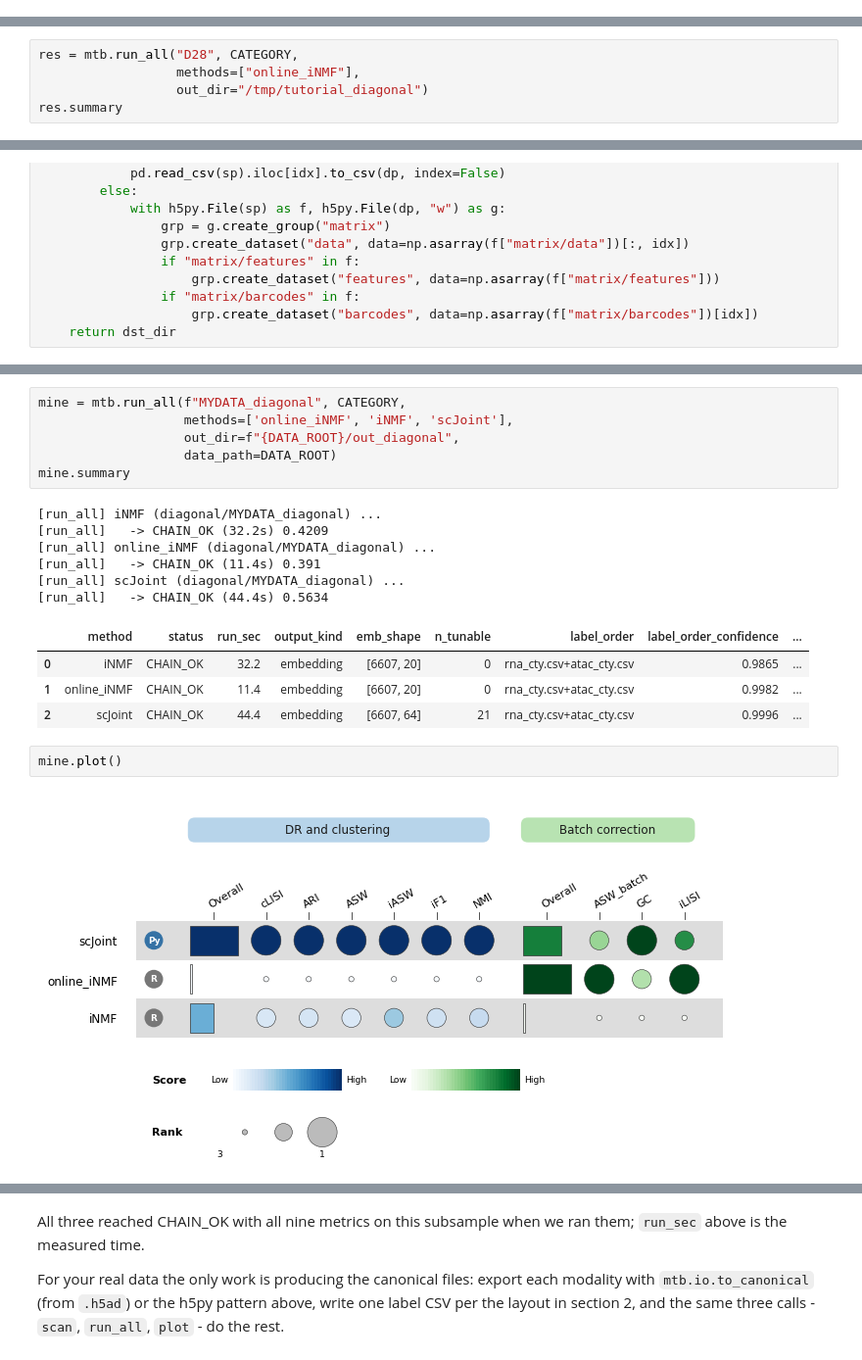
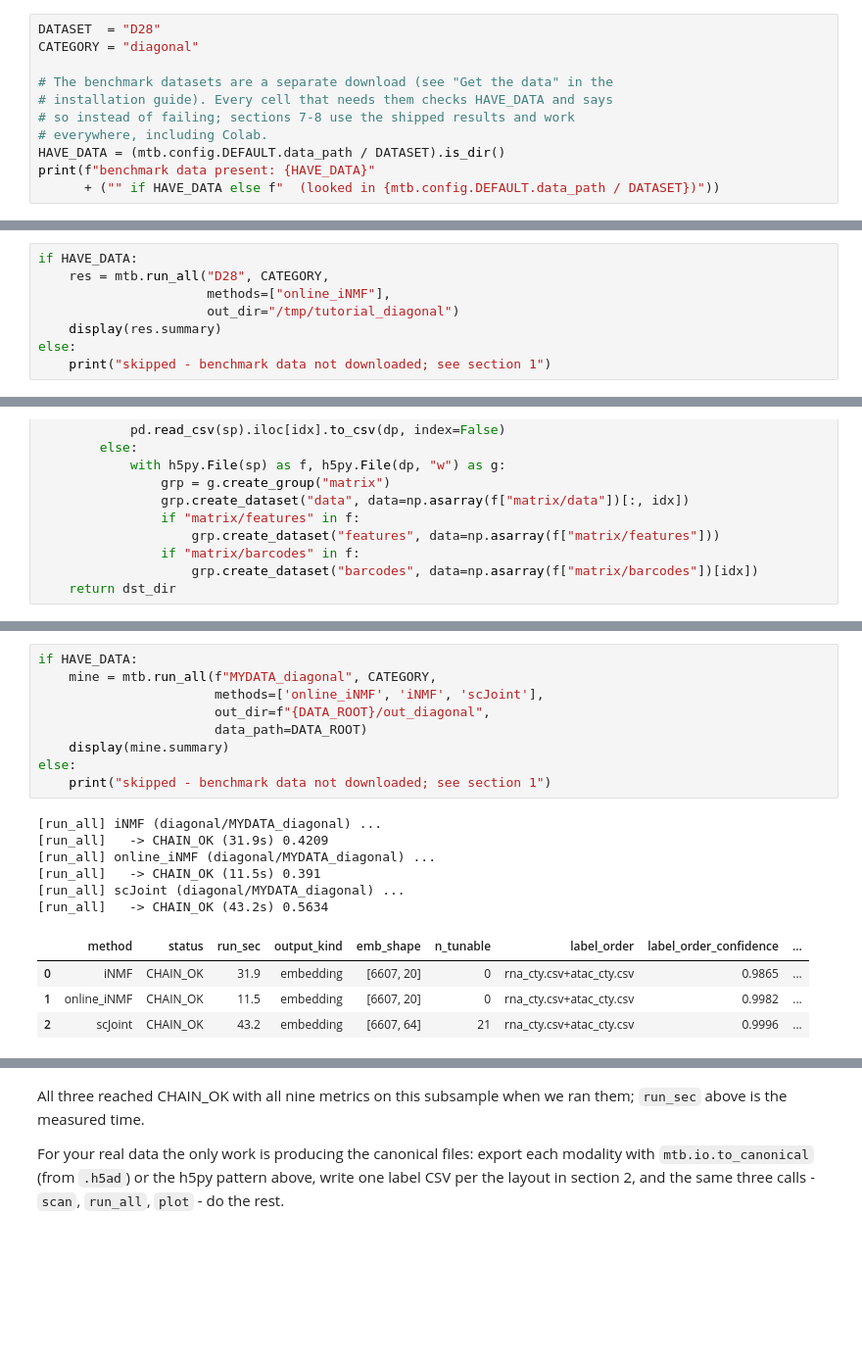
Before and after one commit to DSichang/scMultiBench, a Jupyter notebook: tutorials/diagonal/diagonal.ipynb, the cells around one changed output, grey strips where cells are left out. Shown at 98% size. Drawn from its saved outputs; the diff is of its cells as text; blank space fills up the shorter version.

```diff
--- a/tutorials/diagonal/diagonal.ipynb
+++ b/tutorials/diagonal/diagonal.ipynb
@@ -100,0 +100,11 @@ CATEGORY = "diagonal"
+# %%
+DATASET  = "D28"
+CATEGORY = "diagonal"
+
+# The benchmark datasets are a separate download (see "Get the data" in the
+# installation guide). Every cell that needs them checks HAVE_DATA and says
+# so instead of failing; sections 7-8 use the shipped results and work
+# everywhere, including Colab.
+HAVE_DATA = (mtb.config.DEFAULT.data_path / DATASET).is_dir()
+print(f"benchmark data present: {HAVE_DATA}"
+      + ("" if HAVE_DATA else f"  (looked in {mtb.config.DEFAULT.data_path / DATASET})"))
@@ -283,9 +310,12 @@ pd.DataFrame(rows).sort_values("n_tunable", ascending=False).reset_index(drop=Tr
 conda env -> load the output -> compute metrics -> keep everything in a
 `BatchResult`. online_iNMF is among the fastest methods in this category - the `run_sec` column below is the measured time on our host.
 # %%
-res = mtb.run_all("D28", CATEGORY,
-                  methods=["online_iNMF"],
-                  out_dir="/tmp/tutorial_diagonal")
-res.summary
+if HAVE_DATA:
+    res = mtb.run_all("D28", CATEGORY,
+                      methods=["online_iNMF"],
+                      out_dir="/tmp/tutorial_diagonal")
+    display(res.summary)
+else:
+    print("skipped - benchmark data not downloaded; see section 1")
 # %% [output]
 [run_all] online_iNMF (diagonal/D28) ...
@@ -422,23 +454,22 @@ print(f"{int(sc.runnable.sum())} of {len(sc)} methods can run on MYDATA_diagonal
 # %% [output]
 14 of 14 methods can run on MYDATA_diagonal
 # %%
-mine = mtb.run_all(f"MYDATA_diagonal", CATEGORY,
-                   methods=['online_iNMF', 'iNMF', 'scJoint'],
-                   out_dir=f"{DATA_ROOT}/out_diagonal",
-                   data_path=DATA_ROOT)
-mine.summary
+if HAVE_DATA:
+    mine = mtb.run_all(f"MYDATA_diagonal", CATEGORY,
+                       methods=['online_iNMF', 'iNMF', 'scJoint'],
+                       out_dir=f"{DATA_ROOT}/out_diagonal",
+                       data_path=DATA_ROOT)
+    display(mine.summary)
+else:
+    print("skipped - benchmark data not downloaded; see section 1")
 # %% [output]
 [run_all] iNMF (diagonal/MYDATA_diagonal) ...
-[run_all]   -> CHAIN_OK (32.2s) 0.4209
+[run_all]   -> CHAIN_OK (31.9s) 0.4209
 [run_all] online_iNMF (diagonal/MYDATA_diagonal) ...
-[run_all]   -> CHAIN_OK (11.4s) 0.391
+[run_all]   -> CHAIN_OK (11.5s) 0.391
 [run_all] scJoint (diagonal/MYDATA_diagonal) ...
-[run_all]   -> CHAIN_OK (44.4s) 0.5634
+[run_all]   -> CHAIN_OK (43.2s) 0.5634
 |  | method | status | run_sec | output_kind | emb_shape | n_tunable | label_order | label_order_confidence | ... |
-| 0 | iNMF | CHAIN_OK | 32.2 | embedding | [6607, 20] | 0 | rna_cty.csv+atac_cty.csv | 0.9865 | ... |
-| 1 | online_iNMF | CHAIN_OK | 11.4 | embedding | [6607, 20] | 0 | rna_cty.csv+atac_cty.csv | 0.9982 | ... |
-| 2 | scJoint | CHAIN_OK | 44.4 | embedding | [6607, 64] | 21 | rna_cty.csv+atac_cty.csv | 0.9996 | ... |
+| 0 | iNMF | CHAIN_OK | 31.9 | embedding | [6607, 20] | 0 | rna_cty.csv+atac_cty.csv | 0.9865 | ... |
+| 1 | online_iNMF | CHAIN_OK | 11.5 | embedding | [6607, 20] | 0 | rna_cty.csv+atac_cty.csv | 0.9982 | ... |
+| 2 | scJoint | CHAIN_OK | 43.2 | embedding | [6607, 64] | 21 | rna_cty.csv+atac_cty.csv | 0.9996 | ... |
-# %%
-mine.plot()
-# %% [output]
-[figure, removed]
```
Also changed, not shown: parts of 10 cells of this notebook, 8 other files.
